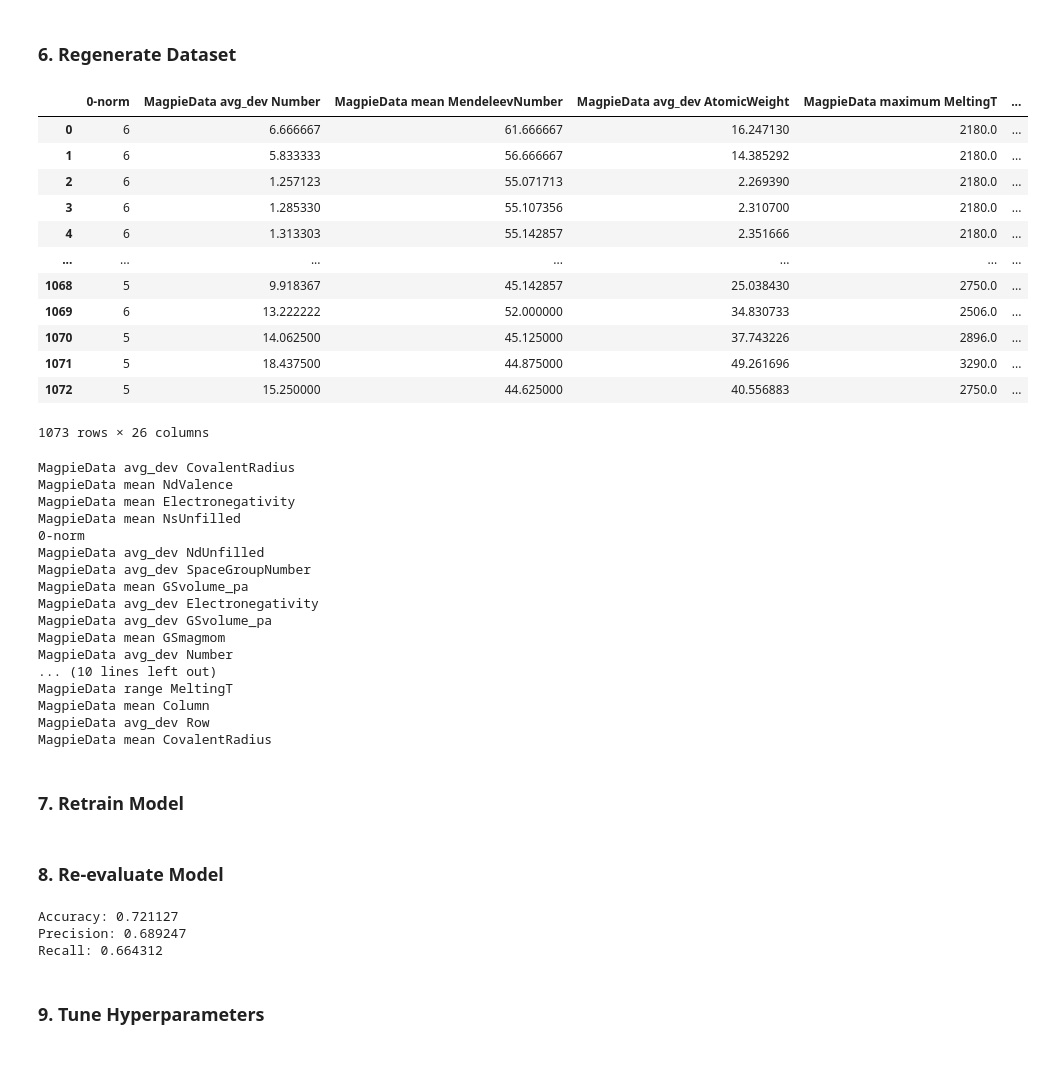
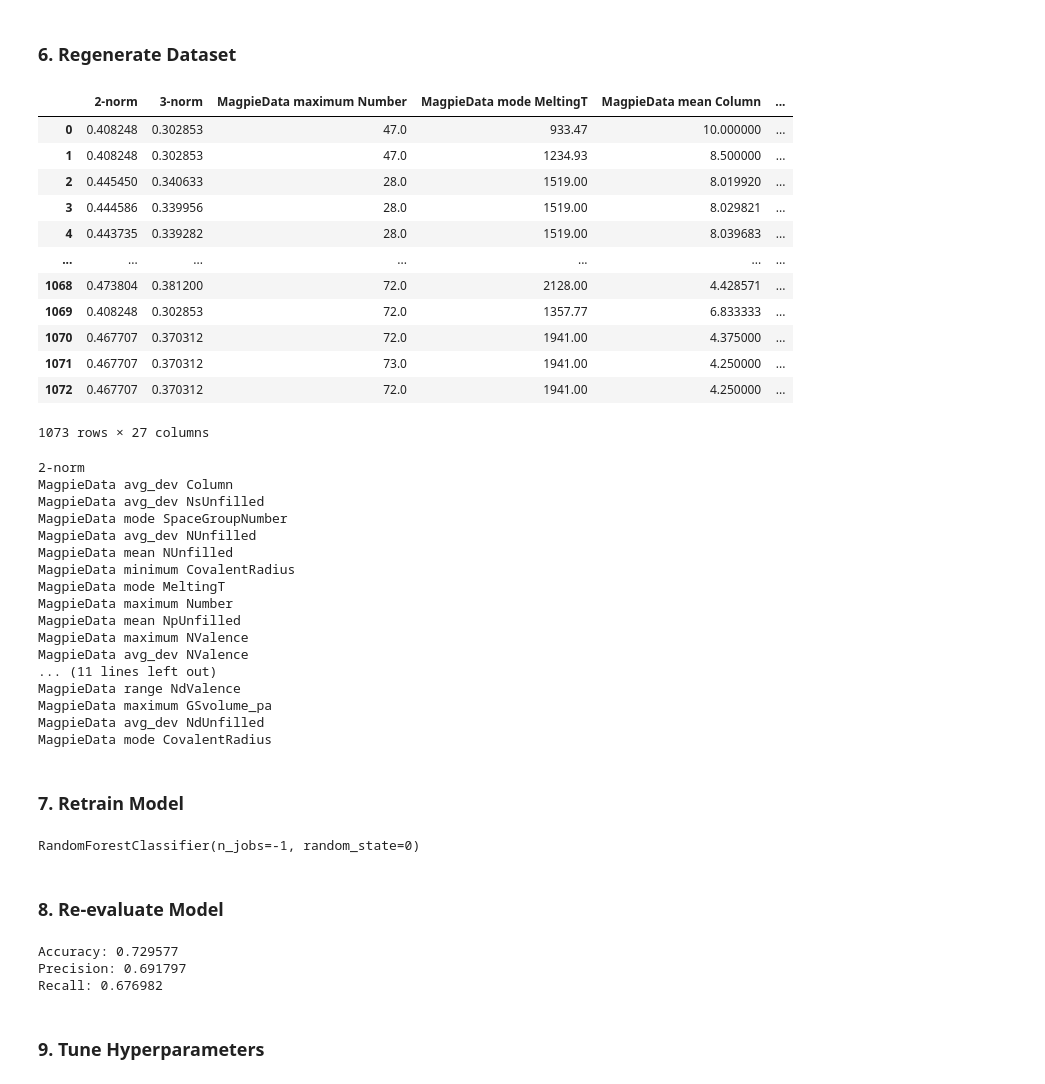
Before and after one commit to sarmigan/HEAPML, a Jupyter notebook: rf.ipynb, the cells around one changed output. Cells and saved outputs as stored; diff of their text form; code cells hidden in the pictures.

```diff
--- a/rf.ipynb
+++ b/rf.ipynb
@@ -53,12 +52,10 @@ display(alloys)
 # %%
-# Choose training columns from dataframe
 x_cols = [c for c in alloys.columns if c not in ['formula', 'phase', 'composition_obj']]
 
 y = alloys['phase'].values
 X = alloys[x_cols]
 
-# Split training and testing data
-X_train, X_test, y_train, y_test = train_test_split(X, y, test_size=0.33, random_state=0)
+X_train, X_test, y_train, y_test = train_test_split(X, y, test_size=0.33, random_state=0, stratify=y)
 
 display(X)
 # %% [output]
@@ -98,8 +95,7 @@ Recall: 0.628710
 # %% [markdown]
 ### 5. Feature Selection
 # %%
-# Rank features using permutation importance
-permutation_importance = permutation_importance(rf, X_train, y_train, n_repeats=20, random_state=0, n_jobs=-1)
+permutation_importance = permutation_importance(rf, X_train, y_train, n_repeats=20, random_state=0, scoring='accuracy', n_jobs=-1)
 
 p_i = sorted(zip(feature_labels, permutation_importance.importances_mean), key=lambda x: x[1], reverse=True)
 p_i = pd.DataFrame(p_i, columns=['Label', 'Mean Score'])
@@ -122,61 +118,59 @@ display(p_i)
 # %% [markdown]
 ### 6. Regenerate Dataset
 # %%
-feature_count = 26
+feature_count = 27
 
 feature_selection = p_i['Label'].head(feature_count).values
 
-# Choose training columns from dataframe
 x_cols = [c for c in alloys.columns if c in feature_selection]
 
 y = alloys['phase'].values
 X = alloys[x_cols]
 
-# Split training and testing data
-X_train, X_test, y_train, y_test = train_test_split(X, y, test_size=0.33, random_state=0)
+X_train, X_test, y_train, y_test = train_test_split(X, y, test_size=0.33, random_state=0, stratify=y)
 
 display(X)
 for feature in feature_selection:
     print(feature)
 # %% [output]
-|  | 0-norm | MagpieData avg_dev Number | MagpieData mean MendeleevNumber | MagpieData avg_dev AtomicWeight | MagpieData maximum MeltingT | ... |
-| 0 | 6 | 6.666667 | 61.666667 | 16.247130 | 2180.0 | ... |
-| 1 | 6 | 5.833333 | 56.666667 | 14.385292 | 2180.0 | ... |
-| 2 | 6 | 1.257123 | 55.071713 | 2.269390 | 2180.0 | ... |
-| 3 | 6 | 1.285330 | 55.107356 | 2.310700 | 2180.0 | ... |
-| 4 | 6 | 1.313303 | 55.142857 | 2.351666 | 2180.0 | ... |
+|  | 2-norm | 3-norm | MagpieData maximum Number | MagpieData mode MeltingT | MagpieData mean Column | ... |
+| 0 | 0.408248 | 0.302853 | 47.0 | 933.47 | 10.000000 | ... |
+| 1 | 0.408248 | 0.302853 | 47.0 | 1234.93 | 8.500000 | ... |
+| 2 | 0.445450 | 0.340633 | 28.0 | 1519.00 | 8.019920 | ... |
+| 3 | 0.444586 | 0.339956 | 28.0 | 1519.00 | 8.029821 | ... |
+| 4 | 0.443735 | 0.339282 | 28.0 | 1519.00 | 8.039683 | ... |
 | ... | ... | ... | ... | ... | ... | ... |
-| 1068 | 5 | 9.918367 | 45.142857 | 25.038430 | 2750.0 | ... |
-| 1069 | 6 | 13.222222 | 52.000000 | 34.830733 | 2506.0 | ... |
-| 1070 | 5 | 14.062500 | 45.125000 | 37.743226 | 2896.0 | ... |
-| 1071 | 5 | 18.437500 | 44.875000 | 49.261696 | 3290.0 | ... |
-| 1072 | 5 | 15.250000 | 44.625000 | 40.556883 | 2750.0 | ... |
+| 1068 | 0.473804 | 0.381200 | 72.0 | 2128.00 | 4.428571 | ... |
+| 1069 | 0.408248 | 0.302853 | 72.0 | 1357.77 | 6.833333 | ... |
+| 1070 | 0.467707 | 0.370312 | 72.0 | 1941.00 | 4.375000 | ... |
+| 1071 | 0.467707 | 0.370312 | 73.0 | 1941.00 | 4.250000 | ... |
+| 1072 | 0.467707 | 0.370312 | 72.0 | 1941.00 | 4.250000 | ... |
-1073 rows × 26 columns
+1073 rows × 27 columns
-MagpieData avg_dev CovalentRadius
-MagpieData mean NdValence
-MagpieData mean Electronegativity
-MagpieData mean NsUnfilled
-0-norm
+2-norm
+MagpieData avg_dev Column
+MagpieData avg_dev NsUnfilled
+MagpieData mode SpaceGroupNumber
+MagpieData avg_dev NUnfilled
+MagpieData mean NUnfilled
+MagpieData minimum CovalentRadius
+MagpieData mode MeltingT
+MagpieData maximum Number
+MagpieData mean NpUnfilled
+MagpieData maximum NValence
+MagpieData avg_dev NValence
+... (11 lines left out)
+MagpieData range NdValence
+MagpieData maximum GSvolume_pa
 MagpieData avg_dev NdUnfilled
-MagpieData avg_dev SpaceGroupNumber
-MagpieData mean GSvolume_pa
-MagpieData avg_dev Electronegativity
-MagpieData avg_dev GSvolume_pa
-MagpieData mean GSmagmom
-MagpieData avg_dev Number
-... (10 lines left out)
-MagpieData range MeltingT
-MagpieData mean Column
-MagpieData avg_dev Row
-MagpieData mean CovalentRadius
+MagpieData mode CovalentRadius
 # %% [markdown]
 ### 7. Retrain Model
 # %%
-# Define model using default hyperparameters and fit the model
 rf = RandomForestClassifier(random_state=0, n_jobs=-1)
 
-# Train model
 rf.fit(X_train, y_train)
+# %% [output]
+RandomForestClassifier(n_jobs=-1, random_state=0)
 # %% [markdown]
 ### 8. Re-evaluate Model
 # %%
@@ -186,9 +180,9 @@ print('Accuracy: %.6f' % accuracy_score(y_test, y_pred))
 print('Precision: %.6f' % precision_score(y_test, y_pred, average='macro'))
 print('Recall: %.6f' % recall_score(y_test, y_pred, average='macro'))
 # %% [output]
-Accuracy: 0.721127
-Precision: 0.689247
-Recall: 0.664312
+Accuracy: 0.729577
+Precision: 0.691797
+Recall: 0.676982
 # %% [markdown]
 ### 9. Tune Hyperparameters
 # %%
```
Also changed, not shown: parts of 7 cells of this notebook, 3 other files.
